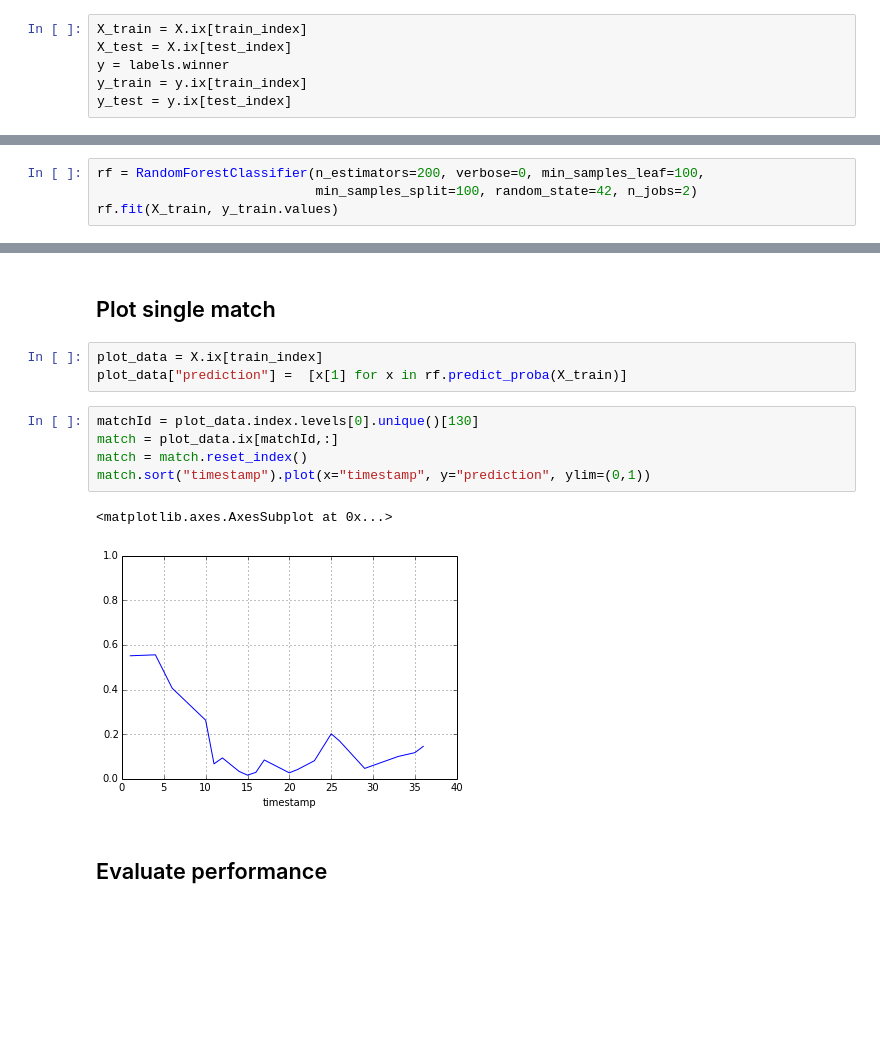
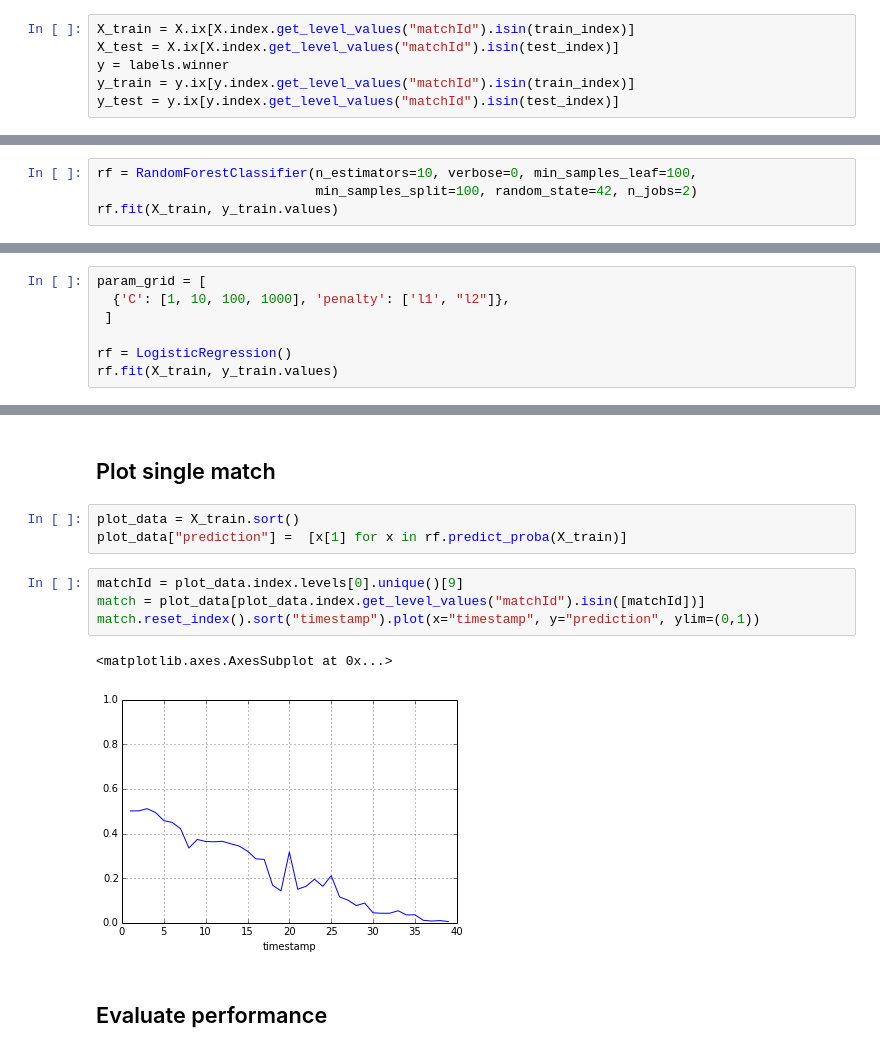
Before and after one commit to christophM/lol, a Jupyter notebook: projects/winprob/notebooks/win-probability.ipynb, the cells around one changed output, grey strips where cells are left out. Drawn from its saved outputs; the diff is of its cells as text; blank space fills up the shorter version.

Commit message:
Exchange win probability model by logistic regression, because it is much faster with the same auc

```diff
--- a/projects/winprob/notebooks/win-probability.ipynb
+++ b/projects/winprob/notebooks/win-probability.ipynb
@@ -26,9 +32,9 @@ test_index = np.setdiff1d(X.index.unique(), train_index)
 # %%
-X_train = X.ix[train_index]
-X_test = X.ix[test_index]
+X_train = X.ix[X.index.get_level_values("matchId").isin(train_index)]
+X_test = X.ix[X.index.get_level_values("matchId").isin(test_index)]
 y = labels.winner
-y_train = y.ix[train_index]
-y_test = y.ix[test_index]
+y_train = y.ix[y.index.get_level_values("matchId").isin(train_index)]
+y_test = y.ix[y.index.get_level_values("matchId").isin(test_index)]
 # %% [markdown]
 ## Fit random forest
 # %%
@@ -38,5 +44,5 @@ X_train.shape
 # %%
-rf = RandomForestClassifier(n_estimators=200, verbose=0, min_samples_leaf=100,
+rf = RandomForestClassifier(n_estimators=10, verbose=0, min_samples_leaf=100,
                             min_samples_split=100, random_state=42, n_jobs=2)
 rf.fit(X_train, y_train.values)
 # %% [output]
@@ -47 +53,8 @@ RandomForestClassifier(bootstrap=True, compute_importances=None,
             verbose=0)
+# %%
+param_grid = [
+  {'C': [1, 10, 100, 1000], 'penalty': ['l1', "l2"]},
+ ]
+
+rf = LogisticRegression()
+rf.fit(X_train, y_train.values)
@@ -73,16 +79,15 @@ importances
 # %% [markdown]
 ## Plot single match
 # %%
-plot_data = X.ix[train_index]
+plot_data = X_train.sort()
 plot_data["prediction"] =  [x[1] for x in rf.predict_proba(X_train)]
 # %%
-matchId = plot_data.index.levels[0].unique()[130]
-match = plot_data.ix[matchId,:]
-match = match.reset_index()
-match.sort("timestamp").plot(x="timestamp", y="prediction", ylim=(0,1))
+matchId = plot_data.index.levels[0].unique()[9]
+match = plot_data[plot_data.index.get_level_values("matchId").isin([matchId])]
+match.reset_index().sort("timestamp").plot(x="timestamp", y="prediction", ylim=(0,1))
 # %% [output]
 <matplotlib.axes.AxesSubplot at 0x...>
-[figure, old version]
+[figure, new version]
 # %% [markdown]
 ## Evaluate performance
 # %%
```
Also changed, not shown: parts of 14 cells of this notebook, 1 other file.
